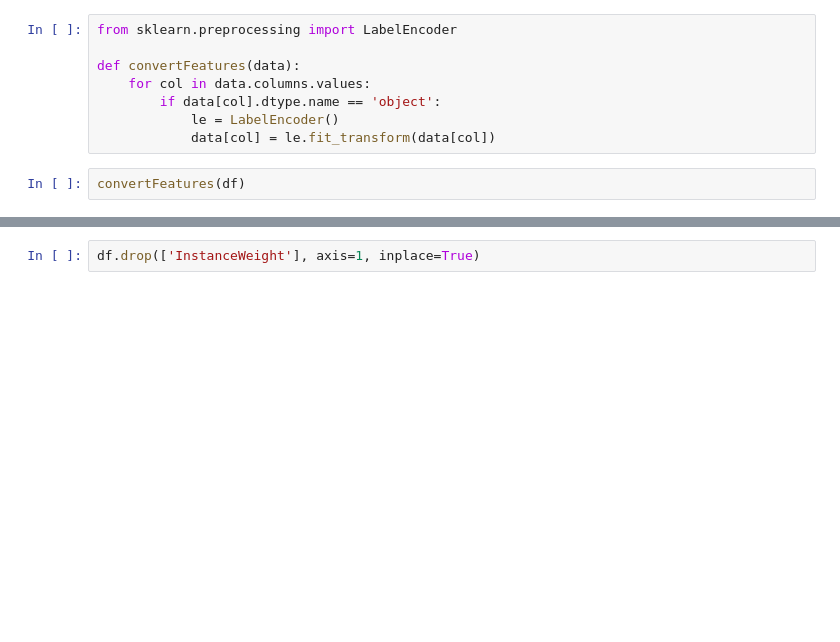
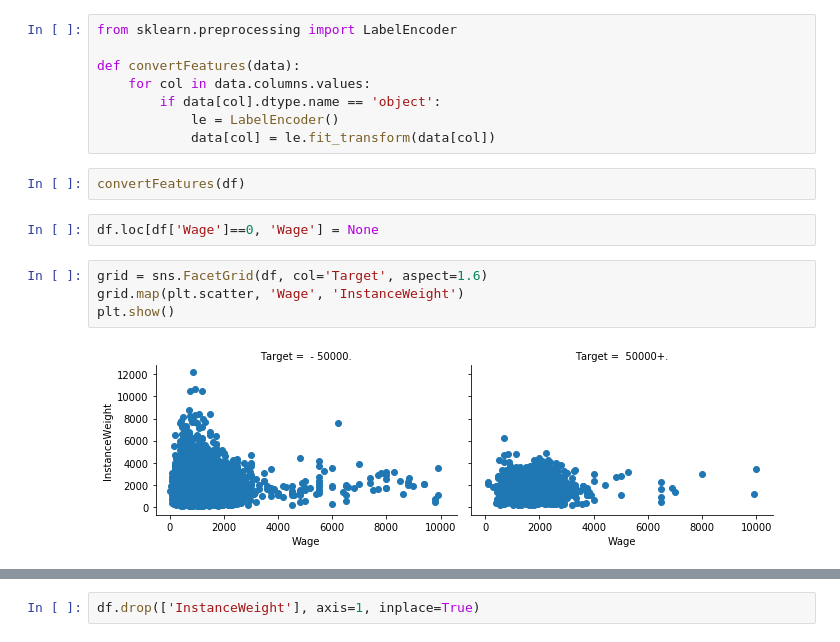
Before and after one commit to shaunmalti/Dataiku_Problem_2, a Jupyter notebook: Notebook.ipynb, the cells around one changed output, grey strips where cells are left out. Saved outputs shown, nothing was run; the diff lists cells and outputs as text; blank space fills up the shorter version.

```diff
--- a/Notebook.ipynb
+++ b/Notebook.ipynb
@@ -560,3 +587,11 @@ def convertFeatures(data):
             data[col] = le.fit_transform(data[col])
 # %%
 convertFeatures(df)
+# %%
+df.loc[df['Wage']==0, 'Wage'] = None
+# %%
+grid = sns.FacetGrid(df, col='Target', aspect=1.6)
+grid.map(plt.scatter, 'Wage', 'InstanceWeight')
+plt.show()
+# %% [output]
+[figure, added]
```
Also changed, not shown: parts of 19 cells of this notebook.
